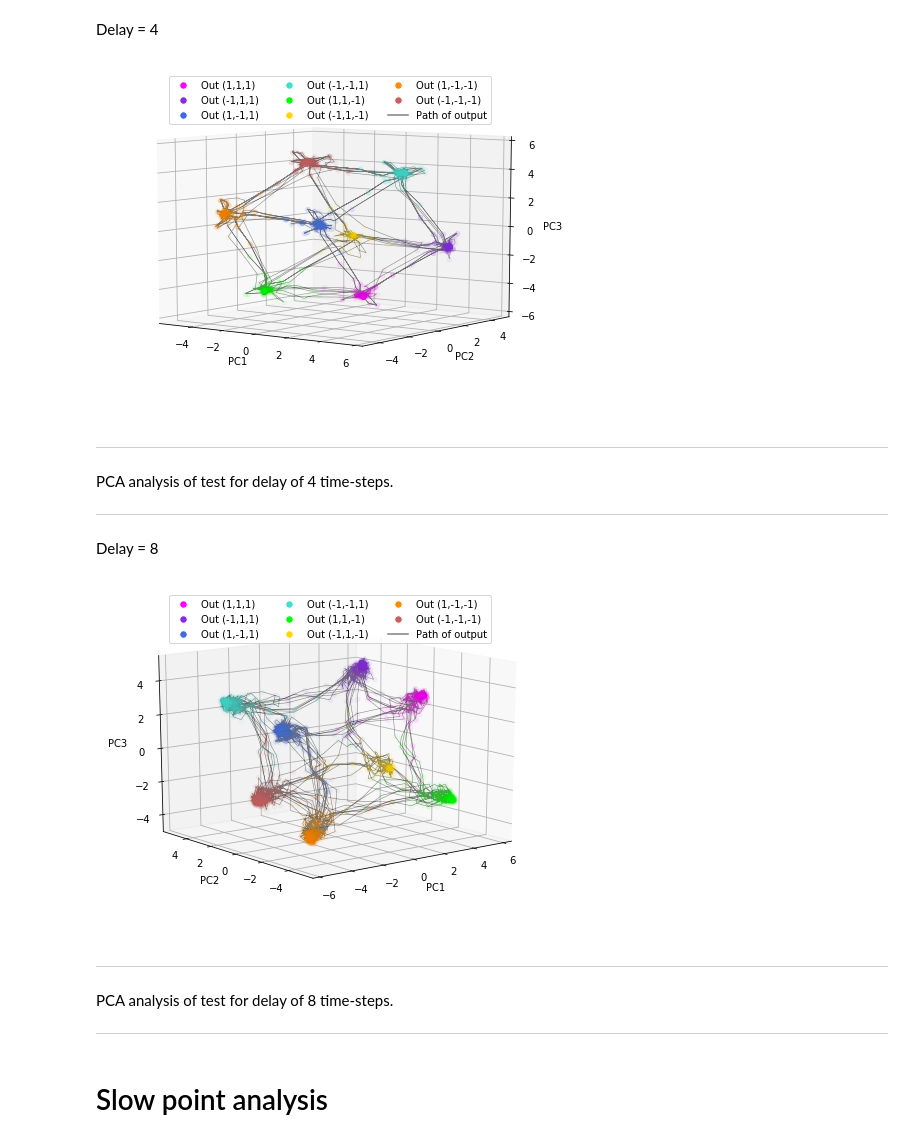
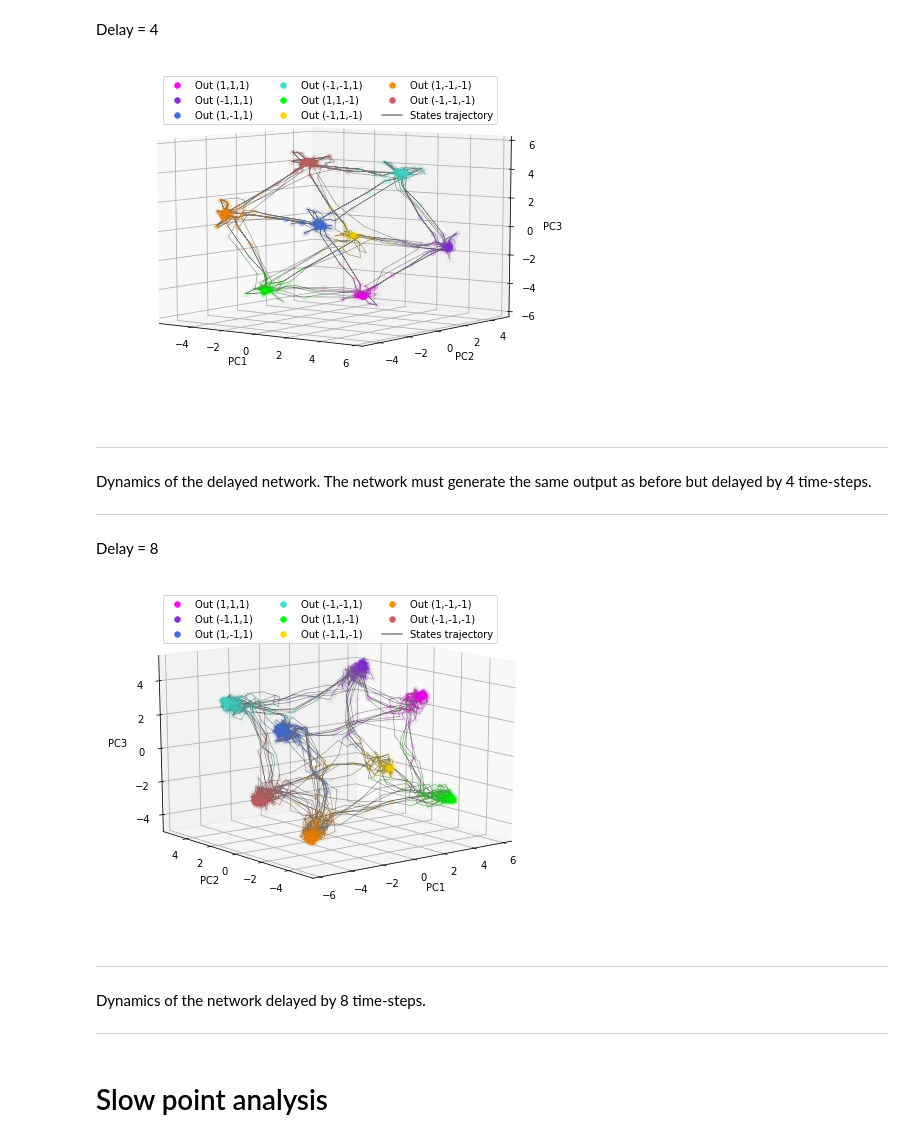
Before and after one commit to aude-forcione-lambert/an-investigation-of-memory-implementation-in-discrete-recurrent-neural-network, a Jupyter notebook: analysis.ipynb, the cells around one changed output. Drawn from its saved outputs; the diff is of its cells as text; code cells hidden in the pictures.

```diff
--- a/analysis.ipynb
+++ b/analysis.ipynb
@@ -285,38 +272,38 @@ s7d4_out_type = np.array([tension_to_index(out) for out in s7d4_output])
 # %%
 # Drawing of pca analysis
 
 fig = plt.figure(figsize=(8,6))
 ax = fig.add_subplot(111, projection='3d')
 
 #
 for i in range(3000):
     ax.scatter(s7d4_pc1[i], s7d4_pc2[i], s7d4_pc3[i], c=colors[s7d4_out_type[i]], alpha=0.05)
 
 ax.plot(s7d4_pc1[:3000], s7d4_pc2[:3000], s7d4_pc3[:3000], '-k', linewidth=0.5, alpha=0.5)
 
 custom_legend = [
     Line2D([0], [0], color = 'w', markersize = 15, markerfacecolor = colors[tension_to_index([1,1,1])], marker = '.', label = 'Out (1,1,1)'),
     Line2D([0], [0], color = 'w', markersize = 15, markerfacecolor = colors[tension_to_index([-1,1,1])], marker = '.', label = 'Out (-1,1,1)'),
     Line2D([0], [0], color = 'w', markersize = 15, markerfacecolor = colors[tension_to_index([1,-1,1])], marker = '.', label = 'Out (1,-1,1)'),
     Line2D([0], [0], color = 'w', markersize = 15, markerfacecolor = colors[tension_to_index([-1,-1,1])], marker = '.', label = 'Out (-1,-1,1)'),
     Line2D([0], [0], color = 'w', markersize = 15, markerfacecolor = colors[tension_to_index([1,1,-1])], marker = '.', label = 'Out (1,1,-1)'),
     Line2D([0], [0], color = 'w', markersize = 15, markerfacecolor = colors[tension_to_index([-1,1,-1])], marker = '.', label = 'Out (-1,1,-1)'),
     Line2D([0], [0], color = 'w', markersize = 15, markerfacecolor = colors[tension_to_index([1,-1,-1])], marker = '.', label = 'Out (1,-1,-1)'),
     Line2D([0], [0], color = 'w', markersize = 15, markerfacecolor = colors[tension_to_index([-1,-1,-1])], marker = '.', label = 'Out (-1,-1,-1)'),
-    Line2D([0], [0], color = 'gray', label = 'Path of output')
+    Line2D([0], [0], color = 'gray', label = 'States trajectory')
 ]
 ax.legend(handles = custom_legend, loc=9, ncol=3)
 ax.set_xlabel('PC1')
 ax.set_ylabel('PC2')
 ax.set_zlabel('PC3')
 ax.view_init(8,-53)
 # %% [output]
-[figure, old version]
+[figure, new version]
-# %% [markdown]
----
-PCA analysis of test for delay of 4 time-steps.
-
----
+# %% [markdown]
+---
+Dynamics of the delayed network. The network must generate the same output as before but delayed by 4 time-steps.
+
+---
 # %% [markdown]
 Delay = 8
 # %%
@@ -349,7 +336,7 @@ custom_legend = [
     Line2D([0], [0], color = 'w', markersize = 15, markerfacecolor = colors[tension_to_index([-1,1,-1])], marker = '.', label = 'Out (-1,1,-1)'),
     Line2D([0], [0], color = 'w', markersize = 15, markerfacecolor = colors[tension_to_index([1,-1,-1])], marker = '.', label = 'Out (1,-1,-1)'),
     Line2D([0], [0], color = 'w', markersize = 15, markerfacecolor = colors[tension_to_index([-1,-1,-1])], marker = '.', label = 'Out (-1,-1,-1)'),
-    Line2D([0], [0], color = 'gray', label = 'Path of output')
+    Line2D([0], [0], color = 'gray', label = 'States trajectory')
 ]
 ax.legend(handles = custom_legend, loc=9, ncol=3)
 ax.set_xlabel('PC1')
@@ -357,10 +344,10 @@ ax.set_ylabel('PC2')
 ax.set_zlabel('PC3')
 ax.view_init(15,-128)
 # %% [output]
-[figure, old version]
+[figure, new version]
 # %% [markdown]
 ---
-PCA analysis of test for delay of 8 time-steps.
+Dynamics of the network delayed by 8 time-steps.
 
 ---
 # %% [markdown]
```
Also changed, not shown: parts of 21 cells of this notebook.
